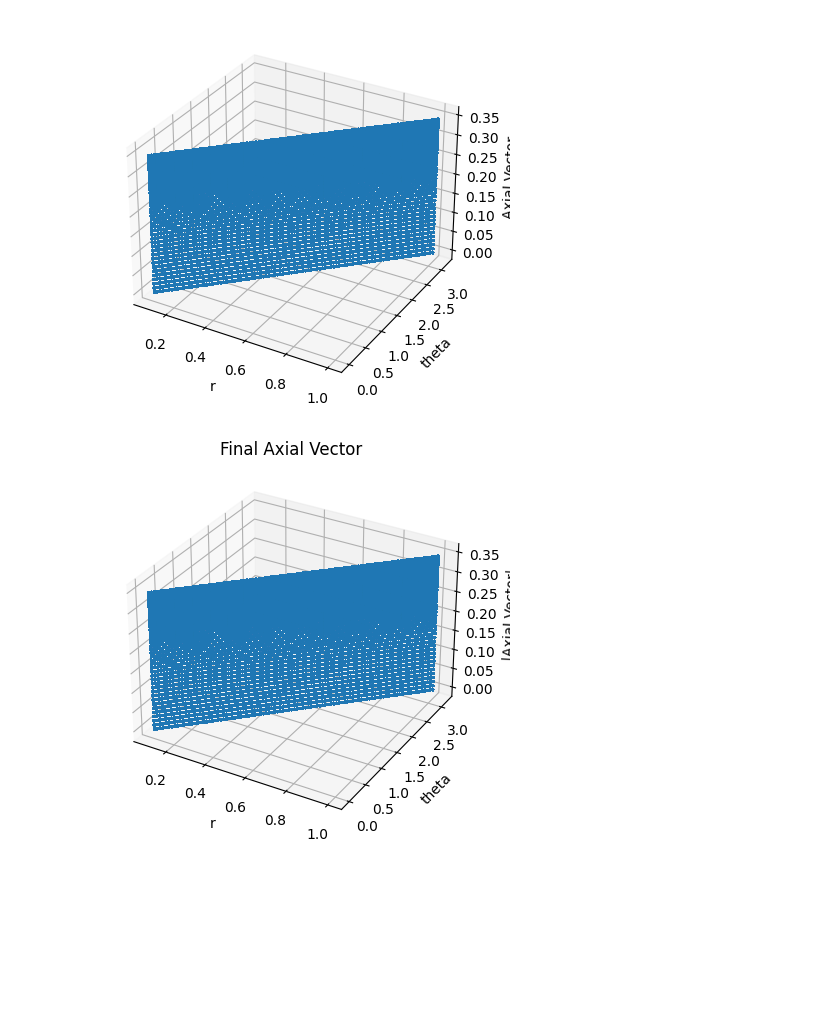
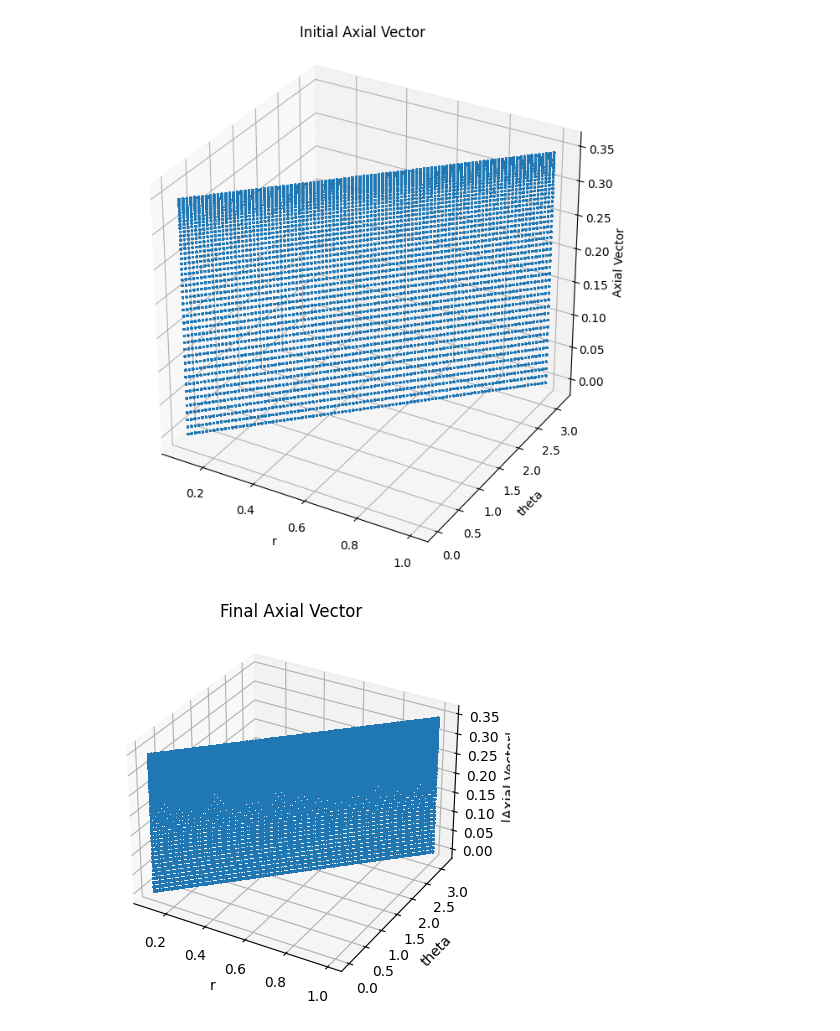
Before and after one commit to mjgpinheiro/Physics_models, a Jupyter notebook: OAM_EM.ipynb, the cells around one changed output. Saved outputs shown, nothing was run; the diff lists cells and outputs as text; code cells hidden in the pictures; blank space fills up the shorter version.

```diff
--- a/OAM_EM.ipynb
+++ b/OAM_EM.ipynb
@@ -1,11 +1,11 @@
 # %% [markdown]
 <a href="https://colab.research.google.com/github/mjgpinheiro/Physics_models/blob/main/OAM_EM.ipynb" target="_parent"><img src="https://colab.research.google.com/assets/colab-badge.svg" alt="Open In Colab"/></a>
 # %%
+%matplotlib inline
 import numpy as np
 import matplotlib.pyplot as plt
 from scipy.special import sph_harm
 from mpl_toolkits.mplot3d import Axes3D
-
 # Constants
 l = 1
 m = 1
@@ -48,57 +48,79 @@ initial_axial_vector = axial_vector(r, theta, phi, l, m)
 initial_divergence = divergence_phi(r, theta, phi, l, m)
 
 final_phi = interaction(phi, alpha)
 final_axial_vector = axial_vector(r, theta, final_phi, l, m)
 final_divergence = divergence_phi(r, theta, final_phi, l, m)
 
 r_new = np.repeat(r, 10000).reshape((100, 10000))
 theta_new = np.tile(theta, 10000).reshape((100, 10000))
 
+
+# Define a function to create a 3D scatter plot with adjusted aspect ratio
+def plot_3d_scatter(r, theta, data, title, xlabel, ylabel, zlabel):
+    fig = plt.figure(figsize=(8, 8))
+    ax = fig.add_subplot(111, projection='3d')
+    ax.scatter(r.flatten(), theta.flatten(), data.flatten(), s=1)
+    ax.set_xlabel(xlabel)
+    ax.set_ylabel(ylabel)
+    ax.set_zlabel(zlabel)
+    ax.set_title(title)
+    ax.set_box_aspect([1, 1, 1])
+    plt.show()
+
 # Plot initial axial vector
-fig = plt.figure()
-ax = fig.add_subplot(111, projection='3d')
-ax.scatter(r_new.flatten(), theta_new.flatten(), np.abs(initial_axial_vector).flatten(), s=1)
-ax.set_xlabel('r')
-ax.set_ylabel('theta')
-ax.set_zlabel('Axial Vector')
-plt.show()
+#fig = plt.figure()
+#ax = fig.add_subplot(111, projection='3d')
+#ax.scatter(r_new.flatten(), theta_new.flatten(), np.abs(initial_axial_vector).flatten(), s=1)
+#ax.set_xlabel('r')
+#ax.set_ylabel('theta')
+#ax.set_zlabel('Axial Vector')
+#plt.show()
 
+# Plot initial axial vector
+plot_3d_scatter(r_new, theta_new, np.abs(initial_axial_vector), 'Initial Axial Vector', 'r', 'theta', 'Axial Vector')
 
+#fig = plt.figure(figsize=(8, 6))
+#fig = plt.figure()
+#ax = fig.add_subplot(111, projection='3d')
+#ax.scatter(r_new.flatten(), theta_new.flatten(), np.abs(final_axial_vector).flatten(), s=1)
+#ax.set_xlabel('r')
+#ax.set_ylabel('theta')
+#ax.set_zlabel('|Axial Vector|')
+#plt.title('Final Axial Vector')
+#plt.show()
 
-fig = plt.figure()
-ax = fig.add_subplot(111, projection='3d')
-ax.scatter(r_new.flatten(), theta_new.flatten(), np.abs(final_axial_vector).flatten(), s=1)
-ax.set_xlabel('r')
-ax.set_ylabel('theta')
-ax.set_zlabel('|Axial Vector|')
-plt.title('Final Axial Vector')
-plt.show()
+# Plot final axial vector
+plot_3d_scatter(r_new, theta_new, np.abs(final_axial_vector), 'Final Axial Vector', 'r', 'theta', '|Axial Vector|')
 
+#fig = plt.figure(figsize=(8, 6))
 fig = plt.figure()
 ax = fig.add_subplot(111, projection='3d')
 ax.scatter(r_new.flatten(), theta_new.flatten(), final_divergence.flatten(), s=1)
 ax.set_xlabel('r')
 ax.set_ylabel('theta')
 ax.set_zlabel('Divergence of Axial Vector')
 plt.title('Final Divergence of Axial Vector')
 plt.show()
 
 ###################
 
 # Calculate the difference between the initial and final axial vectors
 diff_axial_vector = final_axial_vector - initial_axial_vector
 
 # Plot the difference in the axial vector
-fig = plt.figure()
-ax = fig.add_subplot(111, projection='3d')
-ax.scatter(r_new.flatten(), theta_new.flatten(), np.abs(diff_axial_vector).flatten(), s=1)
-ax.set_xlabel('r')
-ax.set_ylabel('theta')
-ax.set_zlabel('|Difference in Axial Vector|')
-plt.title('Difference in Axial Vector')
-plt.show()
+#fig = plt.figure()
+#ax = fig.add_subplot(111, projection='3d')
+#ax.scatter(r_new.flatten(), theta_new.flatten(), np.abs(diff_axial_vector).flatten(), s=1)
+#ax.set_xlabel('r')
+#ax.set_ylabel('theta')
+#ax.set_zlabel('|Difference in Axial Vector|')
+#plt.title('Difference in Axial Vector')
+#plt.show()
+
+# Plot the difference in the axial vector
+plot_3d_scatter(r_new, theta_new, np.abs(diff_axial_vector), 'Difference in Axial Vector', 'r', 'theta', '|Difference in Axial Vector|')
 # %% [output]
-[figure, old version]
+[figure, new version]
 [figure]
 [figure]
 [figure]
```
